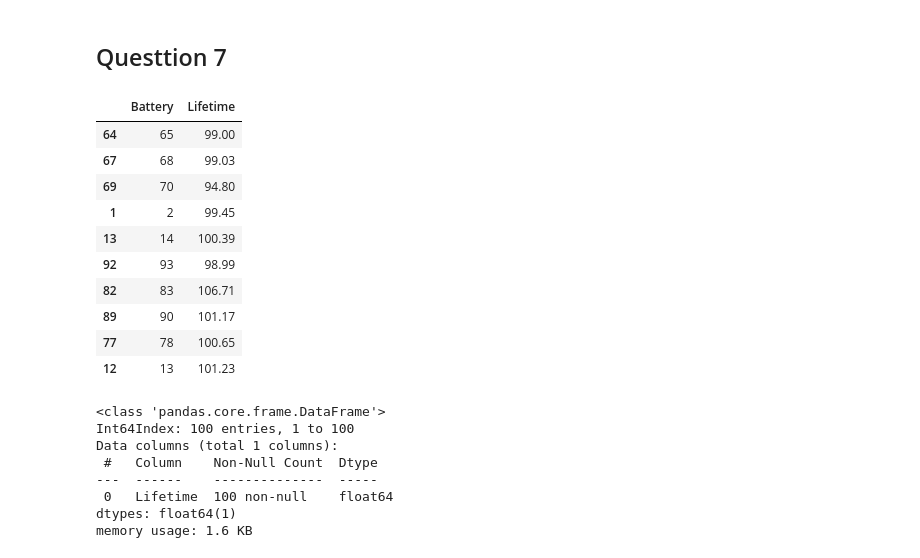
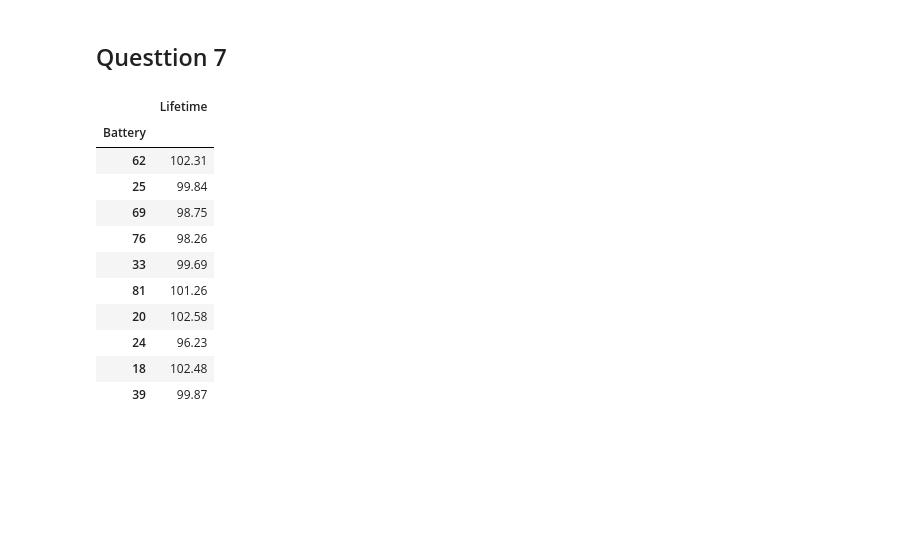
Before and after one commit to subhendu23/Data_Science, a Jupyter notebook: Assignment04_SB_aug_22.ipynb, the cells around one changed output. Cells and saved outputs as stored; diff of their text form; code cells hidden in the pictures; blank space fills up the shorter version.

```diff
--- a/Assignment04_SB_aug_22.ipynb
+++ b/Assignment04_SB_aug_22.ipynb
@@ -155,17 +155,19 @@ our brand preference in the sample is  46.000000 percent
 # %% [markdown]
 ## Questtion 7 ##
 # %%
-battery_df=pd.read_csv('Q7_Battery_life.csv')
-battery_df.sample(10)
+brand1_df=pd.read_excel('Q7_Battery_life.xlsx',sheet_name='Brand1',index_col='Battery')
+brand2_df=pd.read_excel('Q7_Battery_life.xlsx',sheet_name='Brand2',index_col='Battery')
+brand1_df.sample(10)
 # %% [output]
-|  | Battery | Lifetime |
-| 64 | 65 | 99.00 |
-| 67 | 68 | 99.03 |
-| 69 | 70 | 94.80 |
-| 1 | 2 | 99.45 |
-| 13 | 14 | 100.39 |
-| 92 | 93 | 98.99 |
-| 82 | 83 | 106.71 |
-| 89 | 90 | 101.17 |
-| 77 | 78 | 100.65 |
-| 12 | 13 | 101.23 |
+|  | Lifetime |
+| Battery |  |
+| 62 | 102.31 |
+| 25 | 99.84 |
+| 69 | 98.75 |
+| 76 | 98.26 |
+| 33 | 99.69 |
+| 81 | 101.26 |
+| 20 | 102.58 |
+| 24 | 96.23 |
+| 18 | 102.48 |
+| 39 | 99.87 |
@@ -174,11 +173,0 @@ battery_df.set_index('Battery',inplace=True)
-# %%
-battery_df.info()
-# %% [output]
-<class 'pandas.core.frame.DataFrame'>
-Int64Index: 100 entries, 1 to 100
-Data columns (total 1 columns):
- #   Column    Non-Null Count  Dtype
----  ------    --------------  -----
- 0   Lifetime  100 non-null    float64
-dtypes: float64(1)
-memory usage: 1.6 KB
```
Also changed, not shown: parts of 19 cells of this notebook.
